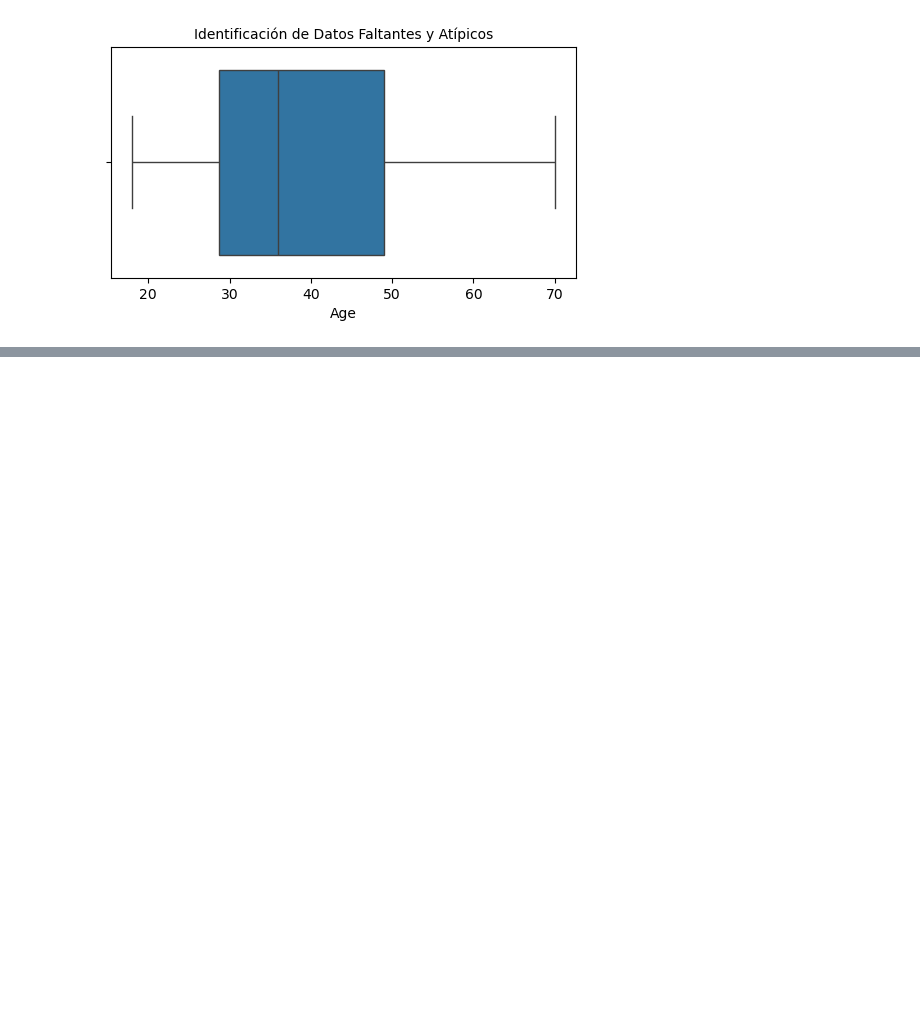
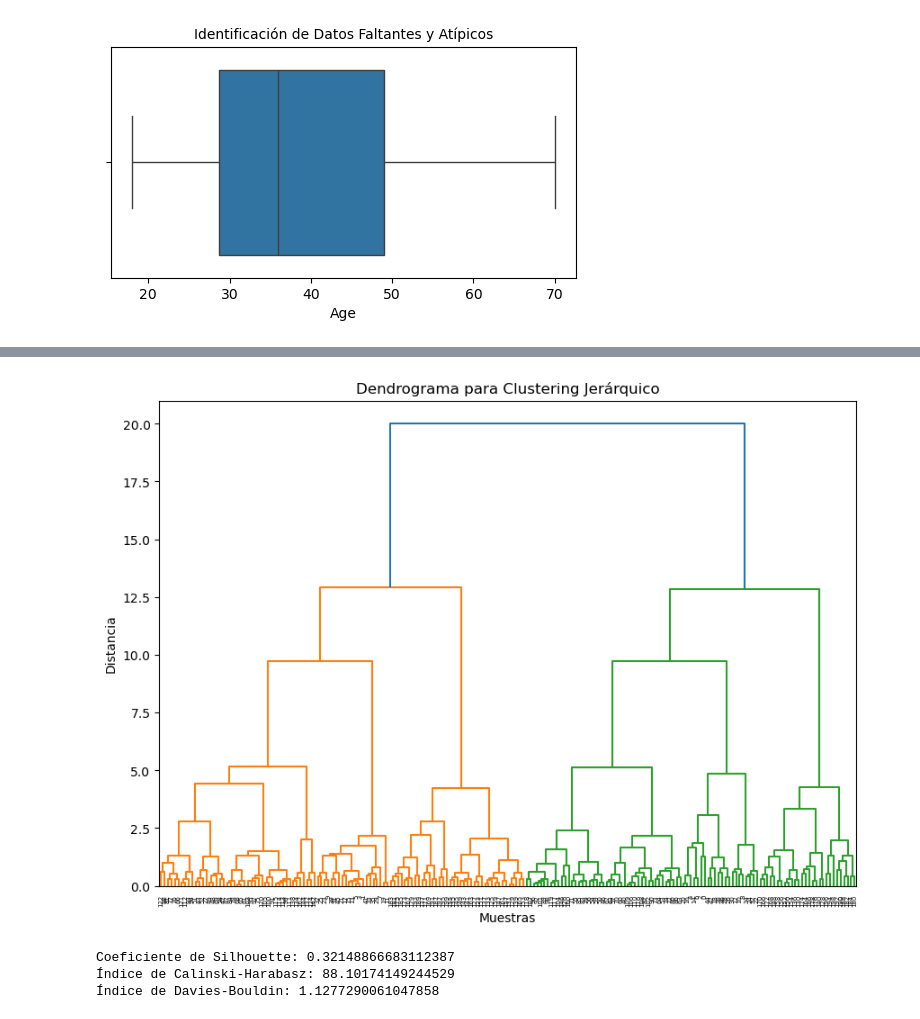
Before and after one commit to viikpinedat/analisis_datos, a Jupyter notebook: Modelo_Hierarchical_clustering.ipynb, the cells around one changed output, grey strips where cells are left out. Cells and saved outputs as stored; diff of their text form; code cells hidden in the pictures; blank space fills up the shorter version.

```diff
--- a/Modelo_Hierarchical_clustering.ipynb
+++ b/Modelo_Hierarchical_clustering.ipynb
@@ -85,0 +157,48 @@ Text(0.5, 1.0, 'Identificación de Datos Faltantes y Atípicos')
+# %%
+scaler = StandardScaler()
+scaled_data = scaler.fit_transform(Datos[['Annual Income (k$)', 'Age', 'Spending Score (1-100)']])
+# %%
+# Check for and handle non-finite values in scaled_data
+scaled_data = np.nan_to_num(scaled_data)  # Reemplaza valores NaN, inf y -inf con valores finitos
+
+# Continue with hierarchical clustering
+linked = linkage(scaled_data, method='ward') # Realiza el enlace jerárquico con el método de Ward
+
+plt.figure(figsize=(10, 7))
+dendrogram(linked, orientation='top', distance_sort='descending', show_leaf_counts=False) # Dibuja el dendrograma
+plt.title('Dendrograma para Clustering Jerárquico')
+plt.xlabel('Muestras')
+plt.ylabel('Distancia')
+plt.show()
+# %% [output]
+[figure, added]
+# %%
+# Assuming 'Datos' is your DataFrame
+# Replace NaNs with the mean of each column
+Datos[['Annual Income (k$)', 'Age', 'Spending Score (1-100)']] = Datos[['Annual Income (k$)', 'Age', 'Spending Score (1-100)']].fillna(Datos[['Annual Income (k$)', 'Age', 'Spending Score (1-100)']].mean())
+
+# Preprocesamiento de los datos
+scaler = StandardScaler()
+scaled_data = scaler.fit_transform(Datos[['Annual Income (k$)', 'Age', 'Spending Score (1-100)']])
+
+# Entrenamiento del modelo de Clustering Jerárquico
+model = AgglomerativeClustering(n_clusters=3, linkage='ward')
+labels = model.fit_predict(scaled_data)
+
+# Evaluación del modelo
+
+# Coeficiente de Silhouette
+sil_score = silhouette_score(scaled_data, labels)
+print(f"Coeficiente de Silhouette: {sil_score}")
+
+# Índice de Calinski-Harabasz
+ch_score = calinski_harabasz_score(scaled_data, labels)
+print(f"Índice de Calinski-Harabasz: {ch_score}")
+
+# Índice de Davies-Bouldin
+db_score = davies_bouldin_score(scaled_data, labels)
+print(f"Índice de Davies-Bouldin: {db_score}")
+# %% [output]
+Coeficiente de Silhouette: 0.32148866683112387
+Índice de Calinski-Harabasz: 88.10174149244529
+Índice de Davies-Bouldin: 1.1277290061047858
```
Also changed, not shown: parts of 16 cells of this notebook.
